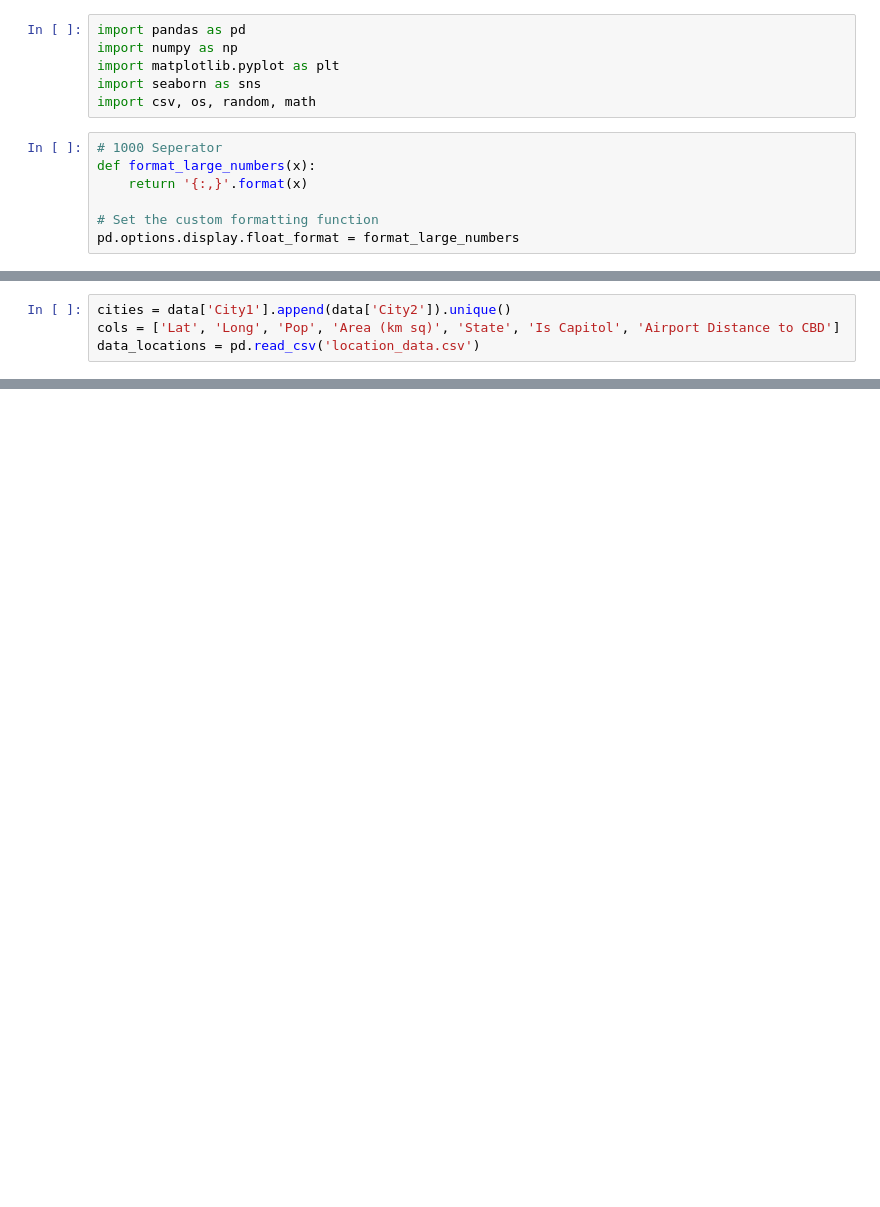
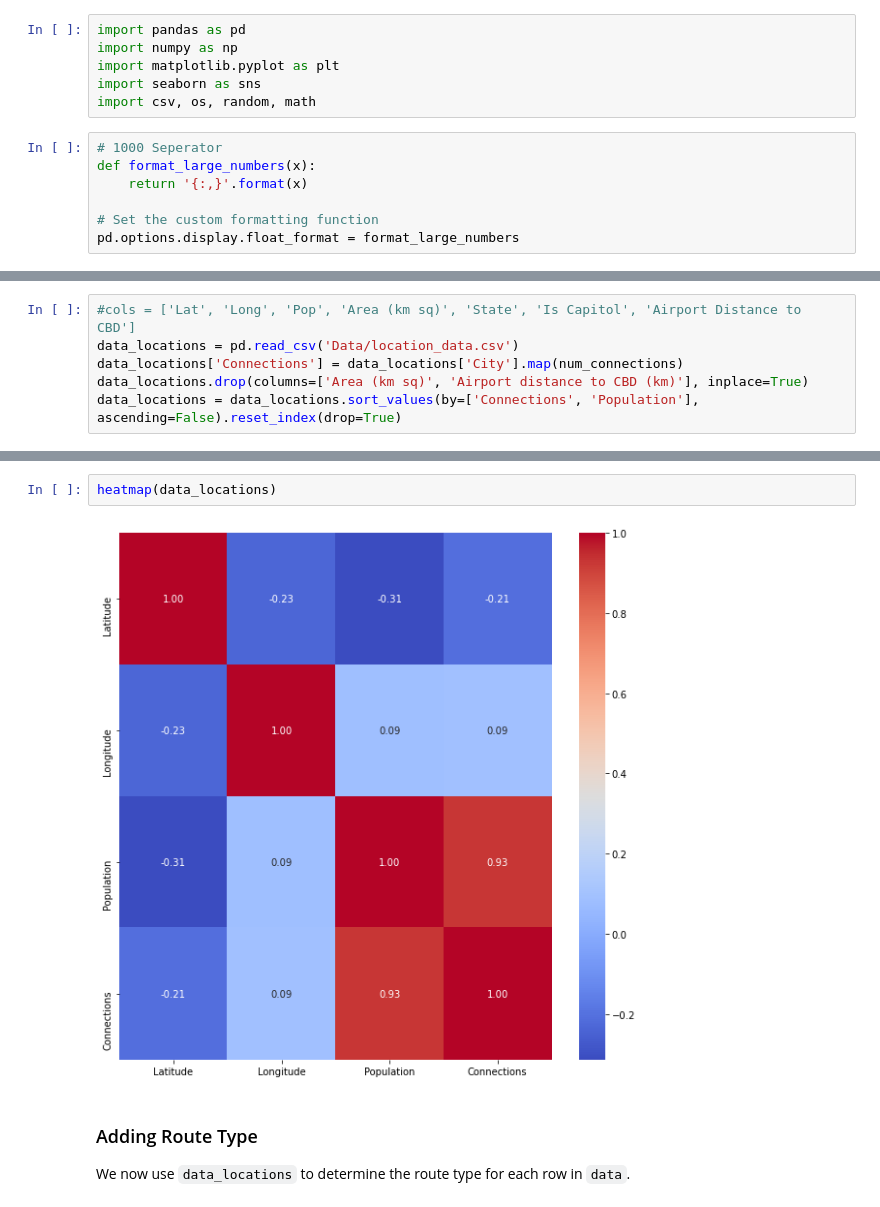
Before and after one commit to Ethan232187/Data-Visualisation-2, a Jupyter notebook: Data_Processing.ipynb, the cells around one changed output, grey strips where cells are left out. Saved outputs shown, nothing was run; the diff lists cells and outputs as text; blank space fills up the shorter version.

```diff
--- a/Data_Processing.ipynb
+++ b/Data_Processing.ipynb
@@ -138,4 +165,6 @@ Prompts:
 # %%
-cities = data['City1'].append(data['City2']).unique()
-cols = ['Lat', 'Long', 'Pop', 'Area (km sq)', 'State', 'Is Capitol', 'Airport Distance to CBD']
-data_locations = pd.read_csv('location_data.csv')
+#cols = ['Lat', 'Long', 'Pop', 'Area (km sq)', 'State', 'Is Capitol', 'Airport Distance to CBD']
+data_locations = pd.read_csv('Data/location_data.csv')
+data_locations['Connections'] = data_locations['City'].map(num_connections)
+data_locations.drop(columns=['Area (km sq)', 'Airport distance to CBD (km)'], inplace=True)
+data_locations = data_locations.sort_values(by=['Connections', 'Population'], ascending=False).reset_index(drop=True)
@@ -184,0 +191,8 @@ PROSERPINE True
+# %%
+heatmap(data_locations)
+# %% [output]
+[figure, added]
+# %% [markdown]
+### Adding Route Type
+
+We now use `data_locations` to determine the route type for each row in `data`.
```
Also changed, not shown: parts of 20 cells of this notebook, 7 other files.
